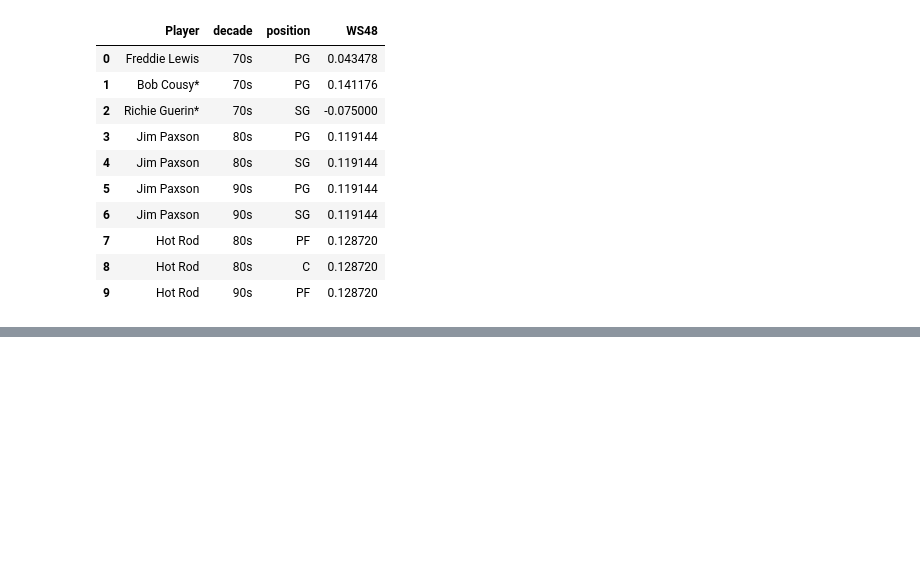
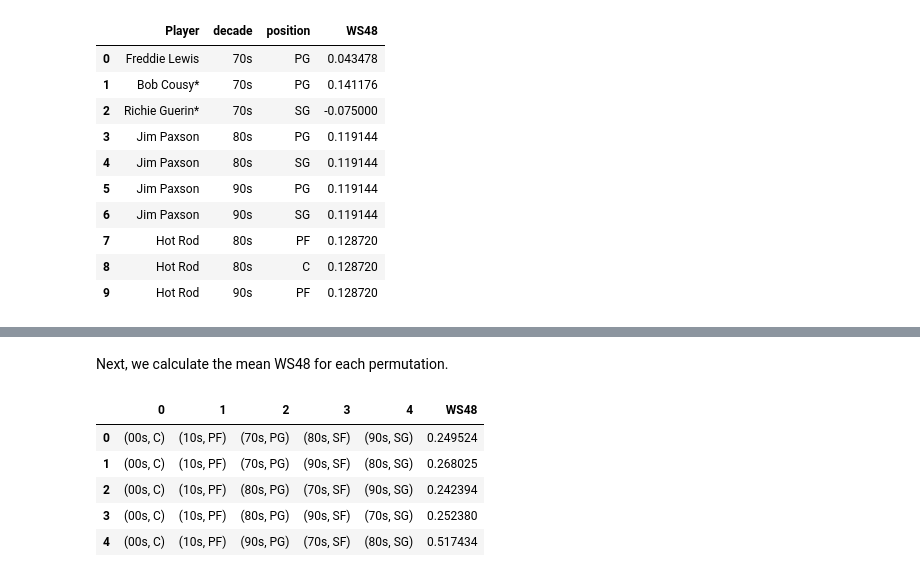
Before and after one commit to tmacdwh1986/kaggle-nba-player-stats, a Jupyter notebook: notebooks/2.0-PH-team-selection.ipynb, the cells around one changed output, grey strips where cells are left out. Saved outputs shown, nothing was run; the diff lists cells and outputs as text; code cells hidden in the pictures; blank space fills up the shorter version.

```diff
--- a/notebooks/2.0-PH-team-selection.ipynb
+++ b/notebooks/2.0-PH-team-selection.ipynb
@@ -129,0 +159,7 @@ players_df_flat.head(10)
+# %%
+decades = top_players['decade'].unique().tolist()
+positions = top_players['position'].unique().tolist()
+
+team_perms = pd.DataFrame([list(zip(decade, positions)) for decade in permutations(decades, len(positions))])
+
+team_perms.head()
@@ -129,0 +173,13 @@ players_df_flat.head(10)
+# %% [markdown]
+Next, we calculate the mean WS48 for each permutation.
+# %%
+team_perms['WS48'] = team_perms.apply(lambda row: top_players.loc[row.tolist(), 'WS48'].tolist()).mean(axis=1)
+
+team_perms.head()
+# %% [output]
+|  | 0 | 1 | 2 | 3 | 4 | WS48 |
+| 0 | (00s, C) | (10s, PF) | (70s, PG) | (80s, SF) | (90s, SG) | 0.249524 |
+| 1 | (00s, C) | (10s, PF) | (70s, PG) | (90s, SF) | (80s, SG) | 0.268025 |
+| 2 | (00s, C) | (10s, PF) | (80s, PG) | (70s, SF) | (90s, SG) | 0.242394 |
+| 3 | (00s, C) | (10s, PF) | (80s, PG) | (90s, SF) | (70s, SG) | 0.252380 |
+| 4 | (00s, C) | (10s, PF) | (90s, PG) | (70s, SF) | (80s, SG) | 0.517434 |
```
Also changed, not shown: parts of 10 cells of this notebook.
